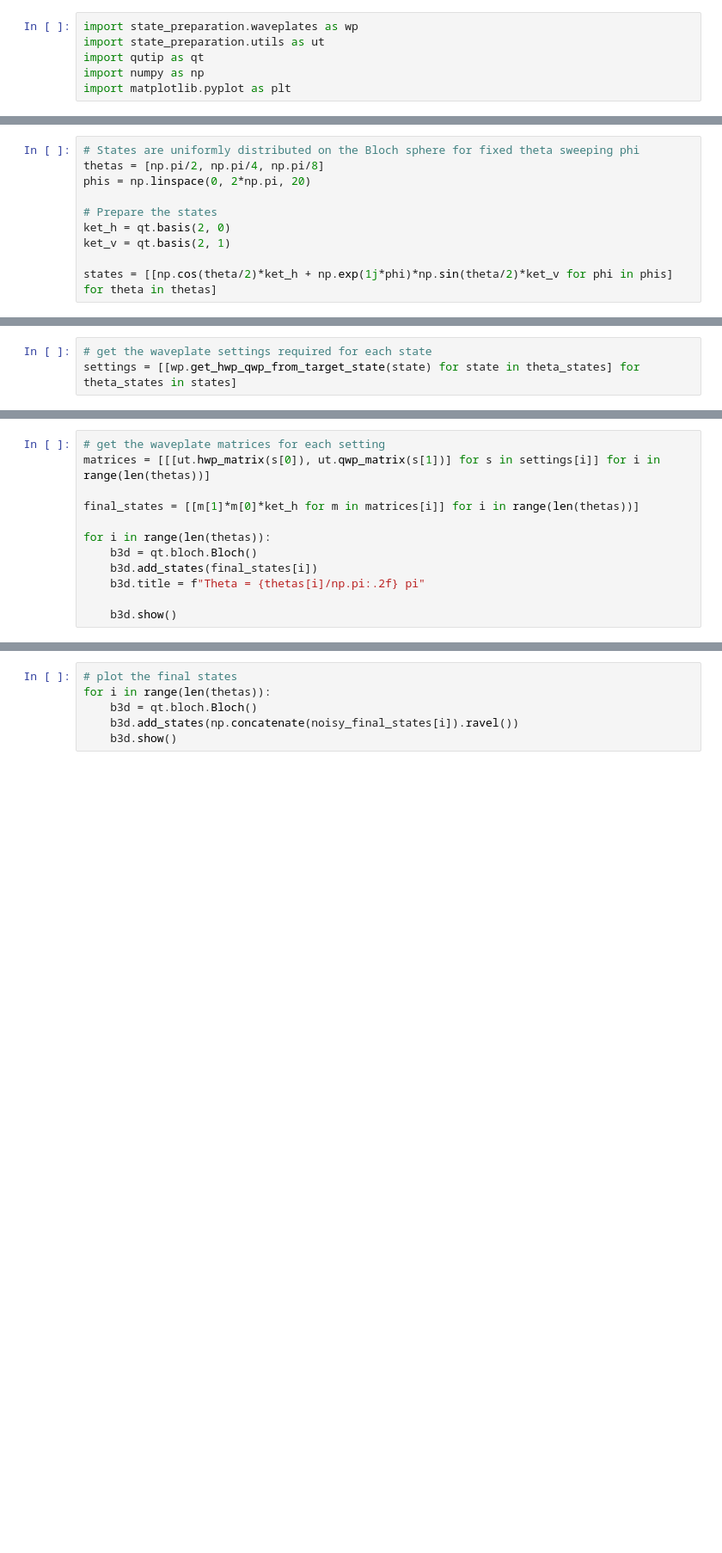
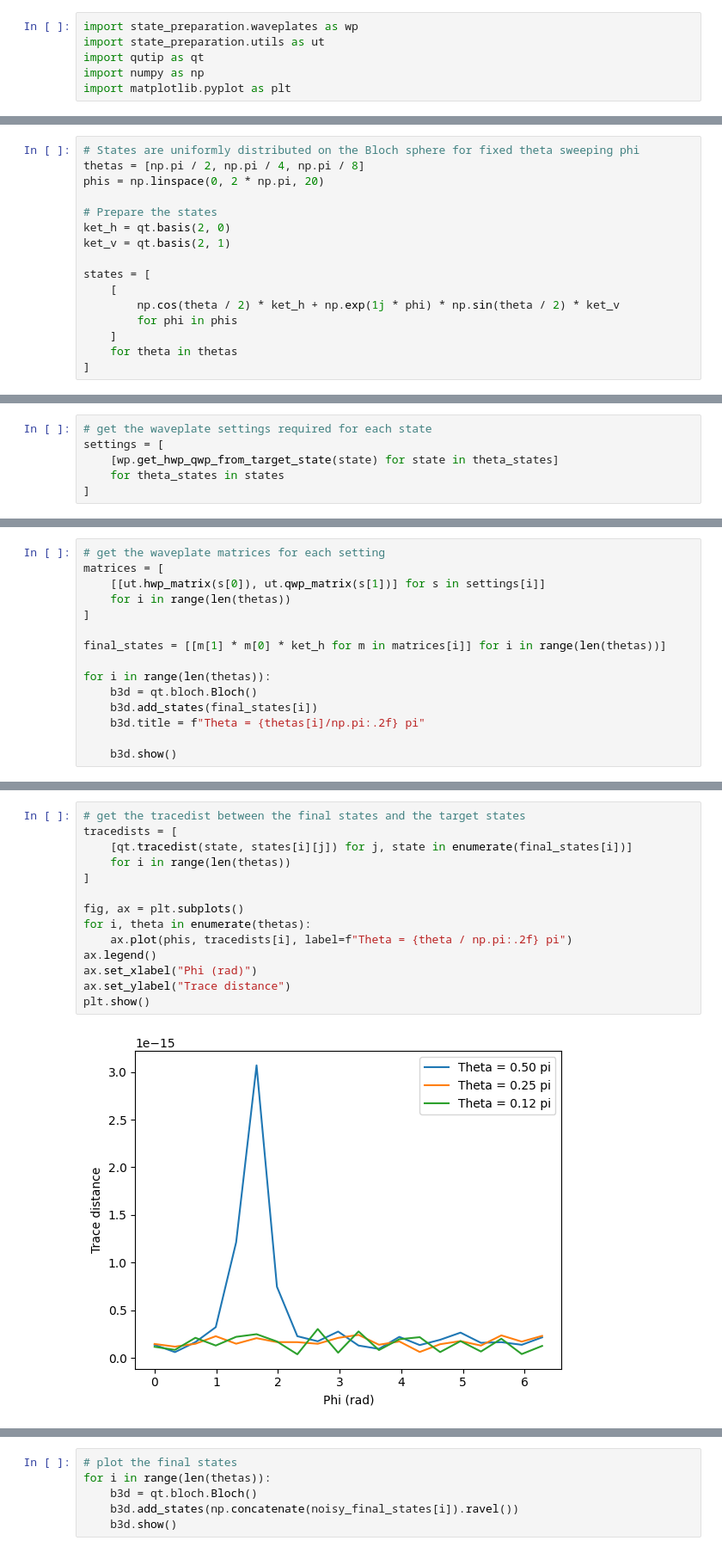
Before and after one commit to josephniblo/multi-parameter-estimation, a Jupyter notebook: state-preparation.ipynb, the cells around one changed output, grey strips where cells are left out. Shown at 86% size. Cells and saved outputs as stored; diff of their text form; blank space fills up the shorter version.

Commit message:
Update state preparation

```diff
--- a/state-preparation.ipynb
+++ b/state-preparation.ipynb
@@ -7,10 +9,16 @@ import matplotlib.pyplot as plt
 # %%
 # States are uniformly distributed on the Bloch sphere for fixed theta sweeping phi
-thetas = [np.pi/2, np.pi/4, np.pi/8]
-phis = np.linspace(0, 2*np.pi, 20)
+thetas = [np.pi / 2, np.pi / 4, np.pi / 8]
+phis = np.linspace(0, 2 * np.pi, 20)
 
 # Prepare the states
 ket_h = qt.basis(2, 0)
 ket_v = qt.basis(2, 1)
 
-states = [[np.cos(theta/2)*ket_h + np.exp(1j*phi)*np.sin(theta/2)*ket_v for phi in phis] for theta in thetas]
+states = [
+    [
+        np.cos(theta / 2) * ket_h + np.exp(1j * phi) * np.sin(theta / 2) * ket_v
+        for phi in phis
+    ]
+    for theta in thetas
+]
@@ -17,5 +27,8 @@ states = [[np.cos(theta/2)*ket_h + np.exp(1j*phi)*np.sin(theta/2)*ket_v for phi
 # %%
 # get the waveplate settings required for each state
-settings = [[wp.get_hwp_qwp_from_target_state(state) for state in theta_states] for theta_states in states]
+settings = [
+    [wp.get_hwp_qwp_from_target_state(state) for state in theta_states]
+    for theta_states in states
+]
 # %%
 fig, ax = plt.subplots(2, len(thetas), sharex=True)
@@ -36,8 +51,11 @@ plt.show()
 # %%
 # get the waveplate matrices for each setting
-matrices = [[[ut.hwp_matrix(s[0]), ut.qwp_matrix(s[1])] for s in settings[i]] for i in range(len(thetas))]
+matrices = [
+    [[ut.hwp_matrix(s[0]), ut.qwp_matrix(s[1])] for s in settings[i]]
+    for i in range(len(thetas))
+]
 
-final_states = [[m[1]*m[0]*ket_h for m in matrices[i]] for i in range(len(thetas))]
+final_states = [[m[1] * m[0] * ket_h for m in matrices[i]] for i in range(len(thetas))]
 
 for i in range(len(thetas)):
     b3d = qt.bloch.Bloch()
@@ -51,0 +72,16 @@ for i in range(len(thetas)):
+# %%
+# get the tracedist between the final states and the target states
+tracedists = [
+    [qt.tracedist(state, states[i][j]) for j, state in enumerate(final_states[i])]
+    for i in range(len(thetas))
+]
+
+fig, ax = plt.subplots()
+for i, theta in enumerate(thetas):
+    ax.plot(phis, tracedists[i], label=f"Theta = {theta / np.pi:.2f} pi")
+ax.legend()
+ax.set_xlabel("Phi (rad)")
+ax.set_ylabel("Trace distance")
+plt.show()
+# %% [output]
+[figure, added]
```
Also changed, not shown: parts of 12 cells of this notebook.
